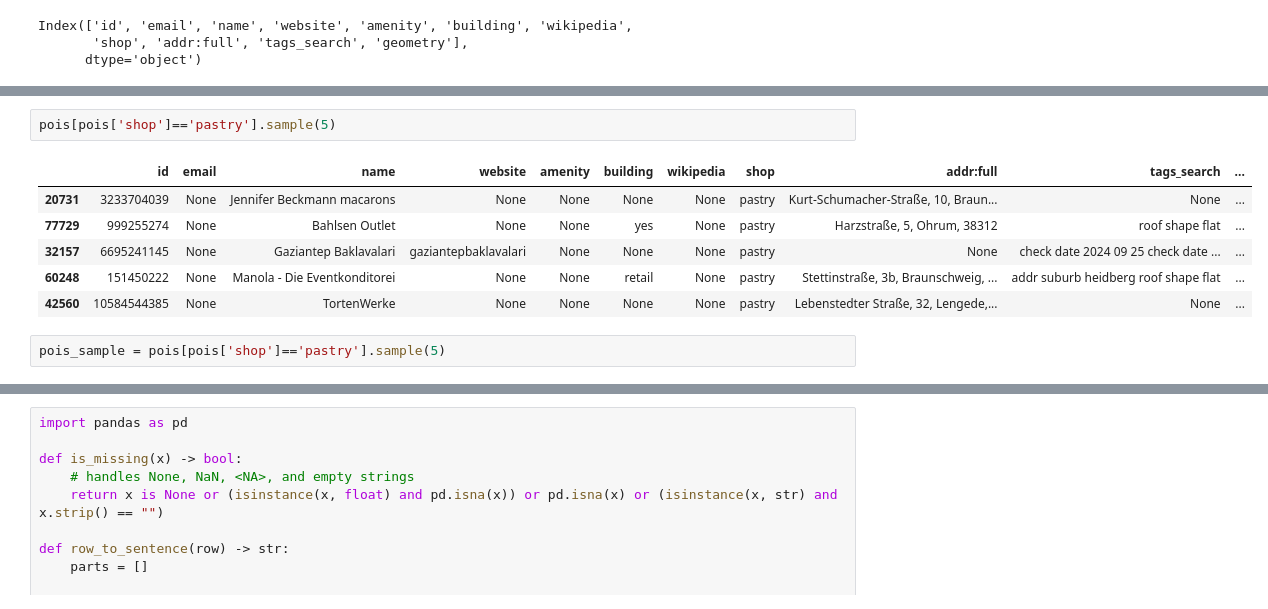
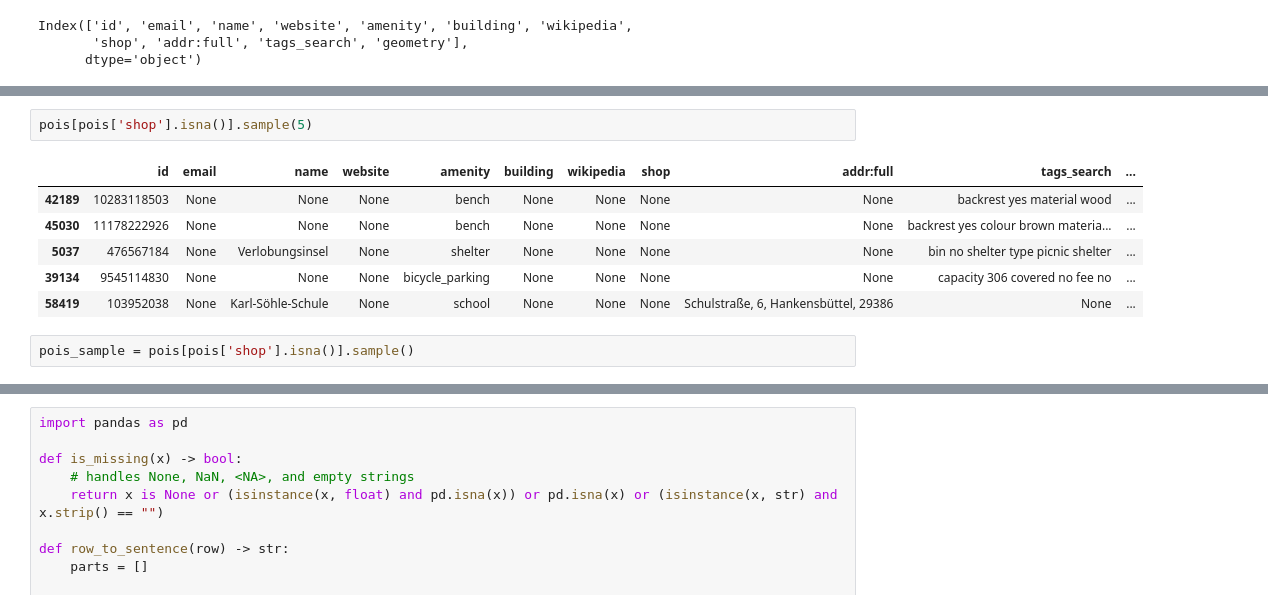
Before and after one commit to TUBS-IVS/Capacity_Calculation-pipeline, a Jupyter notebook: LLMs-implementation.ipynb, the cells around one changed output, grey strips where cells are left out. Drawn from its saved outputs; the diff is of its cells as text.

```diff
--- a/LLMs-implementation.ipynb
+++ b/LLMs-implementation.ipynb
@@ -34,14 +54,14 @@ Index(['id', 'email', 'name', 'website', 'amenity', 'building', 'wikipedia',
 # %%
-pois[pois['shop']=='pastry'].sample(5)
+pois[pois['shop'].isna()].sample(5)
 # %% [output]
 |  | id | email | name | website | amenity | building | wikipedia | shop | addr:full | tags_search | ... |
-| 20731 | 3233704039 | None | Jennifer Beckmann macarons | None | None | None | None | pastry | Kurt-Schumacher-Straße, 10, Braun... | None | ... |
-| 77729 | 999255274 | None | Bahlsen Outlet | None | None | yes | None | pastry | Harzstraße, 5, Ohrum, 38312 | roof shape flat | ... |
-| 32157 | 6695241145 | None | Gaziantep Baklavalari | gaziantepbaklavalari | None | None | None | pastry | None | check date 2024 09 25 check date ... | ... |
-| 60248 | 151450222 | None | Manola - Die Eventkonditorei | None | None | retail | None | pastry | Stettinstraße, 3b, Braunschweig, ... | addr suburb heidberg roof shape flat | ... |
-| 42560 | 10584544385 | None | TortenWerke | None | None | None | None | pastry | Lebenstedter Straße, 32, Lengede,... | None | ... |
+| 42189 | 10283118503 | None | None | None | bench | None | None | None | None | backrest yes material wood | ... |
+| 45030 | 11178222926 | None | None | None | bench | None | None | None | None | backrest yes colour brown materia... | ... |
+| 5037 | 476567184 | None | Verlobungsinsel | None | shelter | None | None | None | None | bin no shelter type picnic shelter | ... |
+| 39134 | 9545114830 | None | None | None | bicycle_parking | None | None | None | None | capacity 306 covered no fee no | ... |
+| 58419 | 103952038 | None | Karl-Söhle-Schule | None | school | None | None | None | Schulstraße, 6, Hankensbüttel, 29386 | None | ... |
 # %%
-pois_sample = pois[pois['shop']=='pastry'].sample(5)
+pois_sample = pois[pois['shop'].isna()].sample()
 # %%
 pois_sample.head()
 # %% [output]
```
Also changed, not shown: parts of 7 cells of this notebook, 1 other file.
